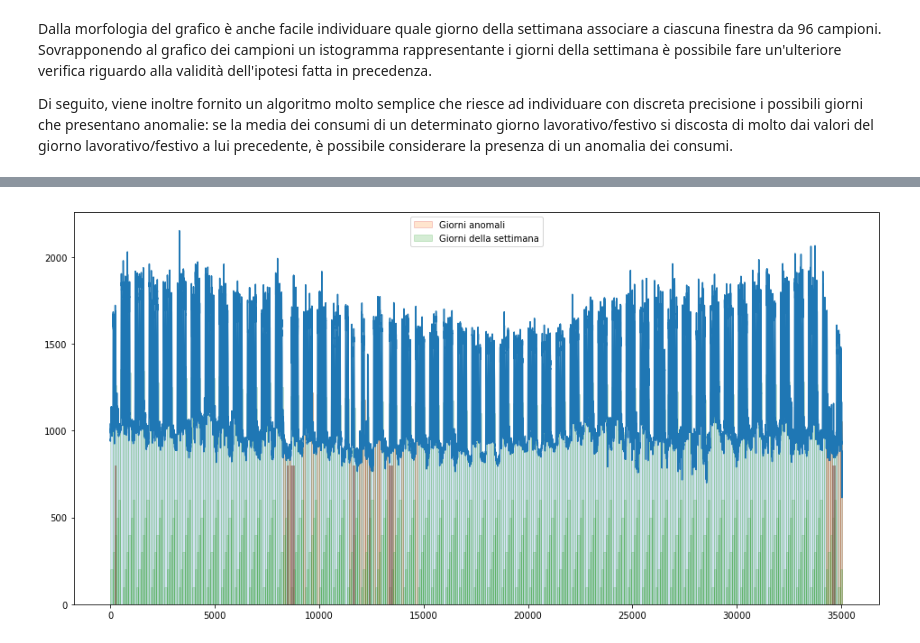
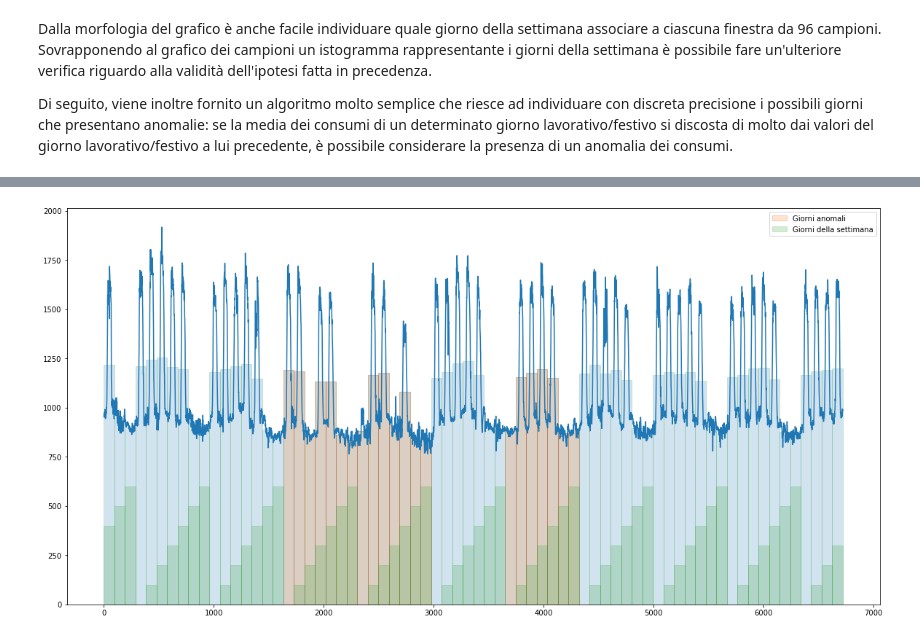
Before and after one commit to VladMarianCimpeanu/electricity-demand-anomaly-detection, a Jupyter notebook: Main2.ipynb, the cells around one changed output, grey strips where cells are left out. Cells and saved outputs as stored; diff of their text form; code cells hidden in the pictures.

```diff
--- a/Main2.ipynb
+++ b/Main2.ipynb
@@ -11,7 +11,7 @@ import pandas as pd
 All'interno del file txt sono presenti dei campioni dei consumi elettrici di un edificio collocato in Olanda.
 Ad essi non è associata alcuna data, di conseguenza non è possibile effettuare un'analisi accurata, ma è comunque possibile effettuare alcune considerazioni interessanti.
 # %%
-plt.rcParams["figure.figsize"] = (16,8)
+plt.rcParams["figure.figsize"] = (20,10)
 with open('power_data_eamonn-1.txt', 'r') as f:
     x = f.readlines()
 #x
@@ -97,7 +102,7 @@ holi = []
 YEAR = 1997
 for d in pd.date_range(start=f'01-01-{YEAR}', end=f'31-12-{YEAR}', freq='1D'):
     if d in holidays_netherlands:
-        print(d, holidays_netherlands.get(d), d.dayofyear+1)
-        holi.append(d.dayofyear+1)
-holi = np.array(holi)
+        print(d, holidays_netherlands.get(d), d.dayofyear - 1)
+        holi.append(d.dayofyear - 1)
+holi = np.array([])
 # %% [output]
@@ -113,0 +119,13 @@ holi = np.array(holi)
+# %%
+list_anomalies += [i for i in holi]
+for d in holi:
+    for dx in range(-3, 3):
+        if d + dx in sday:
+            list_anomalies.append(d+dx)
+# %%
+new_anomalies = []
+for d in list_anomalies:
+    d -= (d+2) % 7 # il primo giorno dell'anno è un mercoledì
+    new_anomalies += [d + i for i in  range(7)]
+    # new_anomalies += [d + 4 - i for i in range(7) if d + 4 - i > 0]
+list_anomalies = list(set(list_anomalies+new_anomalies))
@@ -114,17 +140,18 @@ holi = np.array(holi)
 # %%
-LIML = 0
-LIMR = 365
+LIML = 100
+LIMR = 170
 
 plt.close()
-tmp = np.array([a for a in sday if LIML < a < LIMR])
+tmp = np.array([a for a in list_anomalies if LIML <= a < LIMR])
 plt.plot(x[DAY*LIML:DAY*LIMR])
 plt.bar(np.arange(0, DAY*(LIMR-LIML), DAY) + DAY/2, x_day[LIML:LIMR], width=DAY, alpha=0.2, edgecolor='C2')
-plt.bar((tmp-LIML) * DAY + DAY/2, x_day[tmp], width=DAY, alpha=0.2, edgecolor='C3', label = "Giorni anomali")
+if len(tmp) > 0:
+    plt.bar((tmp-LIML) * DAY + DAY/2, x_day[tmp], width=DAY, alpha=0.2, edgecolor='C3', label = "Giorni anomali")
 plt.bar(np.arange(0, DAY*(LIMR-LIML), DAY) + DAY/2, 100 * dayweek[LIML:LIMR], width=DAY, alpha=0.2, edgecolor='C2', label = "Giorni della settimana")
 
-plt.bar((holi-LIML) * DAY + DAY/2, 800, width=DAY, alpha=0.6, color='C5')
+plt.bar((holi[(holi>=LIML)&(holi<LIMR)]-LIML) * DAY + DAY/2, 800, width=DAY, alpha=0.6, color='C5')
 
 plt.legend()
 plt.show()
 # %% [output]
-[figure, old version]
+[figure, new version]
```
Also changed, not shown: parts of 6 cells of this notebook, 4 other files.
